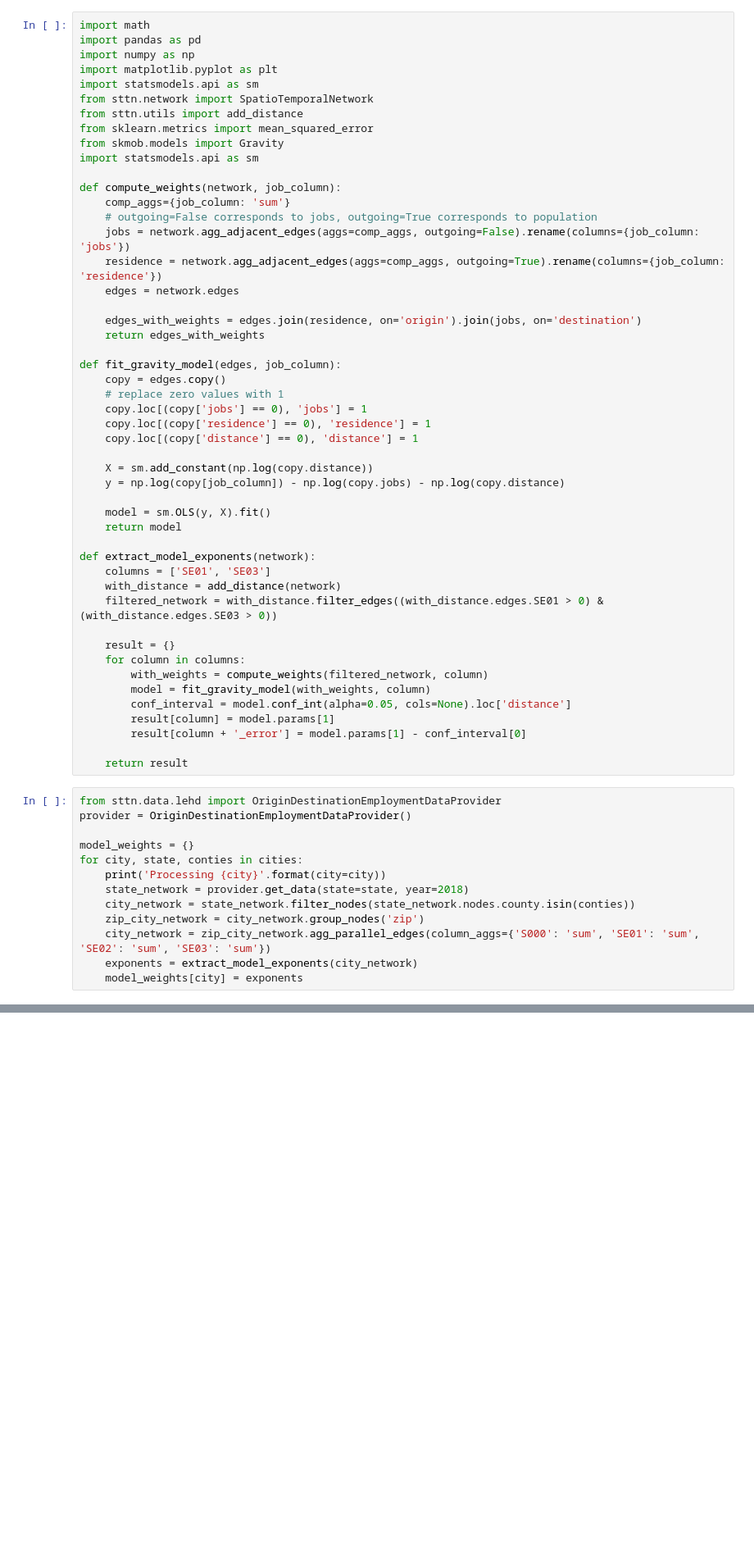
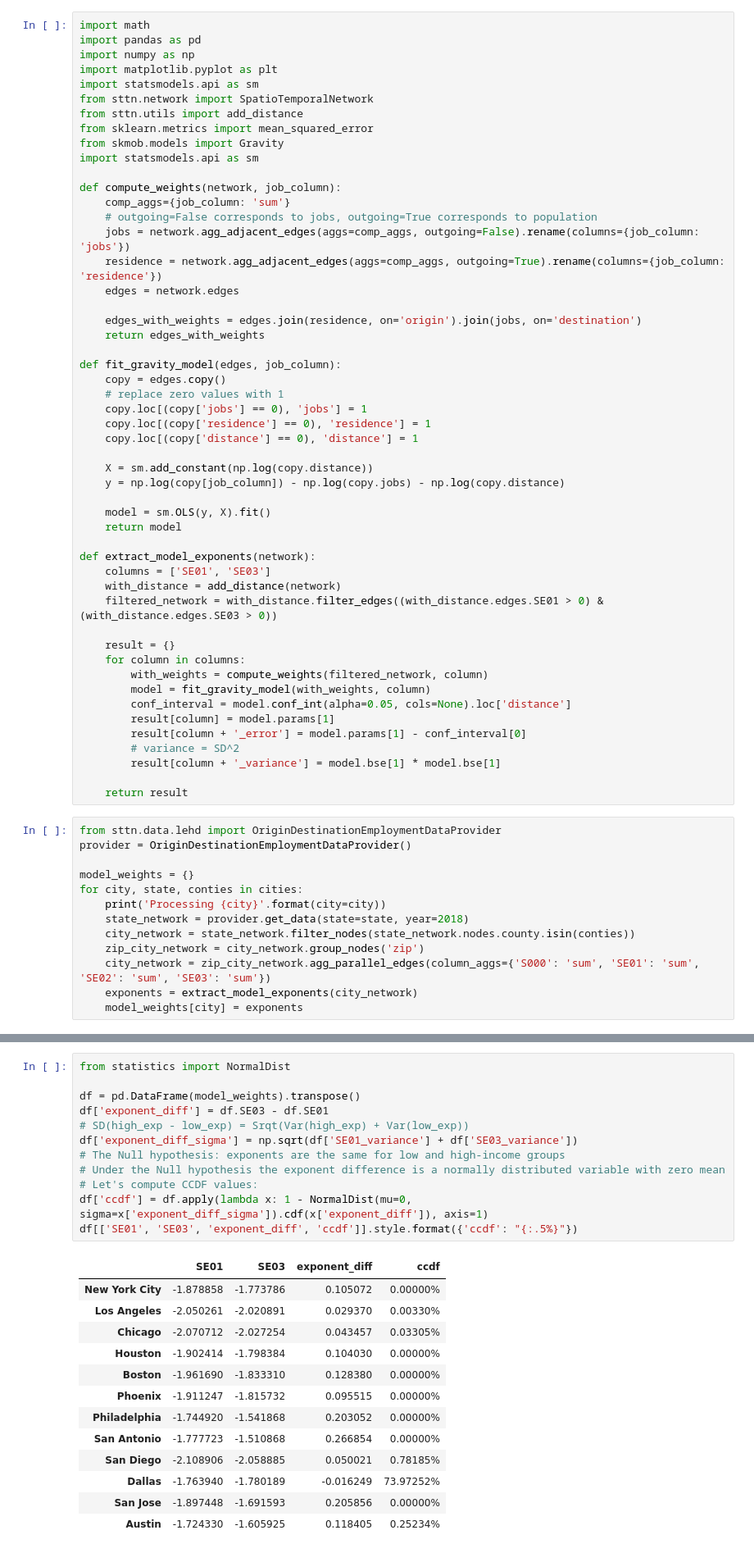
Before and after one commit to yuribogomolov/sttn, a Jupyter notebook: notebooks/papers/YSC 2021.ipynb, the cells around one changed output, grey strips where cells are left out. Shown at 82% size. Saved outputs shown, nothing was run; the diff lists cells and outputs as text; blank space fills up the shorter version.

```diff
--- a/notebooks/papers/YSC 2021.ipynb
+++ b/notebooks/papers/YSC 2021.ipynb
@@ -61,6 +61,8 @@ def extract_model_exponents(network):
         conf_interval = model.conf_int(alpha=0.05, cols=None).loc['distance']
         result[column] = model.params[1]
         result[column + '_error'] = model.params[1] - conf_interval[0]
+        # variance = SD^2
+        result[column + '_variance'] = model.bse[1] * model.bse[1]
 
     return result
 # %%
@@ -79,2 +83,28 @@ for city, state, conties in cities:
+# %%
+from statistics import NormalDist
+
+df = pd.DataFrame(model_weights).transpose()
+df['exponent_diff'] = df.SE03 - df.SE01
+# SD(high_exp - low_exp) = Srqt(Var(high_exp) + Var(low_exp))
+df['exponent_diff_sigma'] = np.sqrt(df['SE01_variance'] + df['SE03_variance'])
+# The Null hypothesis: exponents are the same for low and high-income groups
+# Under the Null hypothesis the exponent difference is a normally distributed variable with zero mean
+# Let's compute CCDF values:
+df['ccdf'] = df.apply(lambda x: 1 - NormalDist(mu=0, sigma=x['exponent_diff_sigma']).cdf(x['exponent_diff']), axis=1)
+df[['SE01', 'SE03', 'exponent_diff', 'ccdf']].style.format({'ccdf': "{:.5%}"})
+# %% [output]
+|  | SE01 | SE03 | exponent_diff | ccdf |
+| New York City | -1.878858 | -1.773786 | 0.105072 | 0.00000% |
+| Los Angeles | -2.050261 | -2.020891 | 0.029370 | 0.00330% |
+| Chicago | -2.070712 | -2.027254 | 0.043457 | 0.03305% |
+| Houston | -1.902414 | -1.798384 | 0.104030 | 0.00000% |
+| Boston | -1.961690 | -1.833310 | 0.128380 | 0.00000% |
+| Phoenix | -1.911247 | -1.815732 | 0.095515 | 0.00000% |
+| Philadelphia | -1.744920 | -1.541868 | 0.203052 | 0.00000% |
+| San Antonio | -1.777723 | -1.510868 | 0.266854 | 0.00000% |
+| San Diego | -2.108906 | -2.058885 | 0.050021 | 0.78185% |
+| Dallas | -1.763940 | -1.780189 | -0.016249 | 73.97252% |
+| San Jose | -1.897448 | -1.691593 | 0.205856 | 0.00000% |
+| Austin | -1.724330 | -1.605925 | 0.118405 | 0.25234% |
 # %% [markdown]
 ## Visualize exponents and confidence intervals
```
Also changed, not shown: parts of 3 cells of this notebook.
